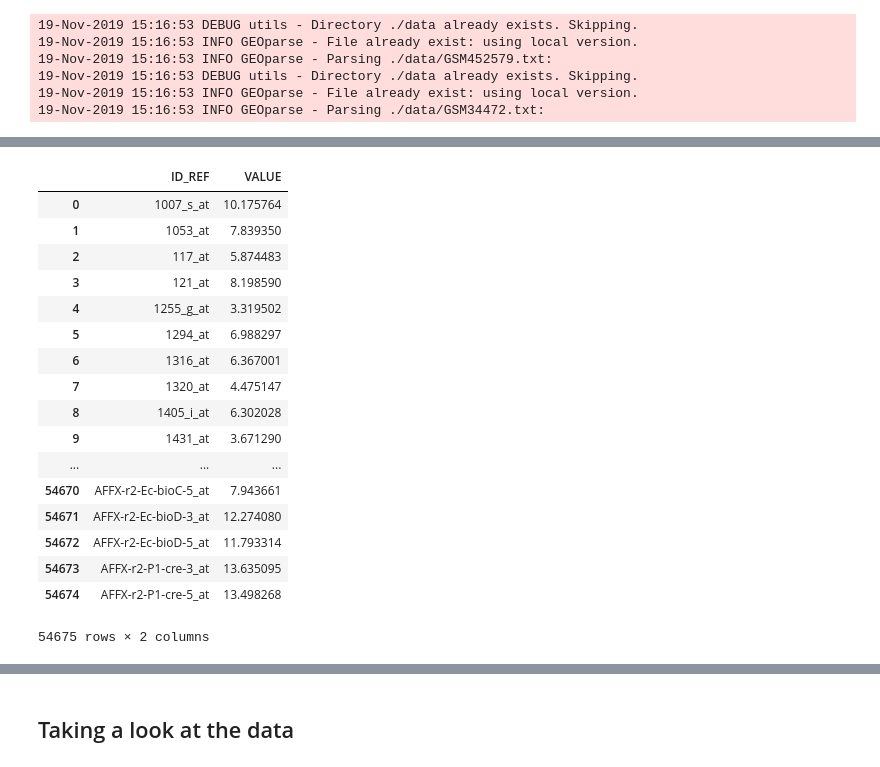
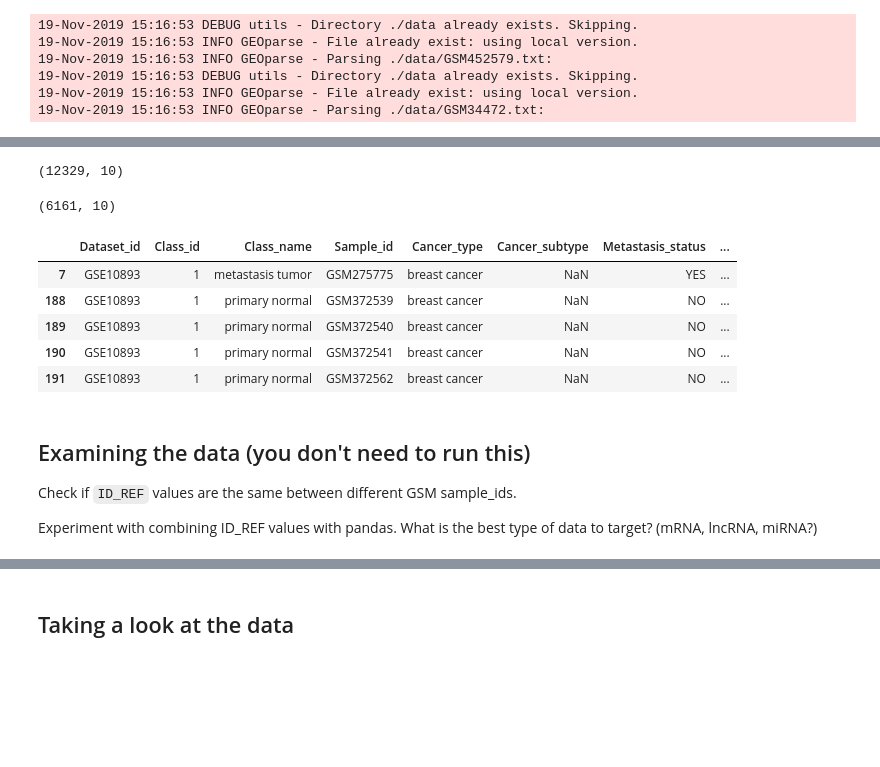
Before and after one commit to programmingprincess/ml4sp_metastasis, a Jupyter notebook: get_data.ipynb, the cells around one changed output, grey strips where cells are left out. Cells and saved outputs as stored; diff of their text form; code cells hidden in the pictures; blank space fills up the shorter version.

```diff
--- a/get_data.ipynb
+++ b/get_data.ipynb
@@ -56,22 +36,27 @@ gse2.table
-# %%
-gse1.table
-# %% [output]
-|  | ID_REF | VALUE |
-| 0 | 1007_s_at | 10.175764 |
-| 1 | 1053_at | 7.839350 |
-| 2 | 117_at | 5.874483 |
-| 3 | 121_at | 8.198590 |
-| 4 | 1255_g_at | 3.319502 |
-| 5 | 1294_at | 6.988297 |
-| 6 | 1316_at | 6.367001 |
-| 7 | 1320_at | 4.475147 |
-| 8 | 1405_i_at | 6.302028 |
-| 9 | 1431_at | 3.671290 |
-| ... | ... | ... |
-| 54670 | AFFX-r2-Ec-bioC-5_at | 7.943661 |
-| 54671 | AFFX-r2-Ec-bioD-3_at | 12.274080 |
-| 54672 | AFFX-r2-Ec-bioD-5_at | 11.793314 |
-| 54673 | AFFX-r2-P1-cre-3_at | 13.635095 |
-| 54674 | AFFX-r2-P1-cre-5_at | 13.498268 |
-54675 rows × 2 columns
+# %%
+geo_data = pd.read_csv("geo_data1.txt",sep="\t")
+# %%
+geo_data.shape
+# %% [output]
+(12329, 10)
+# %%
+geo_data = geo_data.drop_duplicates('Sample_id', keep='last')
+# %%
+geo_data.shape
+# %% [output]
+(6161, 10)
+# %%
+geo_data.head()
+# %% [output]
+|  | Dataset_id | Class_id | Class_name | Sample_id | Cancer_type | Cancer_subtype | Metastasis_status | ... |
+| 7 | GSE10893 | 1 | metastasis tumor | GSM275775 | breast cancer | NaN | YES | ... |
+| 188 | GSE10893 | 1 | primary normal | GSM372539 | breast cancer | NaN | NO | ... |
+| 189 | GSE10893 | 1 | primary normal | GSM372540 | breast cancer | NaN | NO | ... |
+| 190 | GSE10893 | 1 | primary normal | GSM372541 | breast cancer | NaN | NO | ... |
+| 191 | GSE10893 | 1 | primary normal | GSM372562 | breast cancer | NaN | NO | ... |
+# %% [markdown]
+## Examining the data (you don't need to run this)
+Check if `ID_REF` values are the same between different GSM sample_ids.
+
+Experiment with combining ID_REF values with pandas. What is the best type of data to target? (mRNA, lncRNA, miRNA?)
 # %%
```
Also changed, not shown: parts of 19 cells of this notebook, 1 other file.
